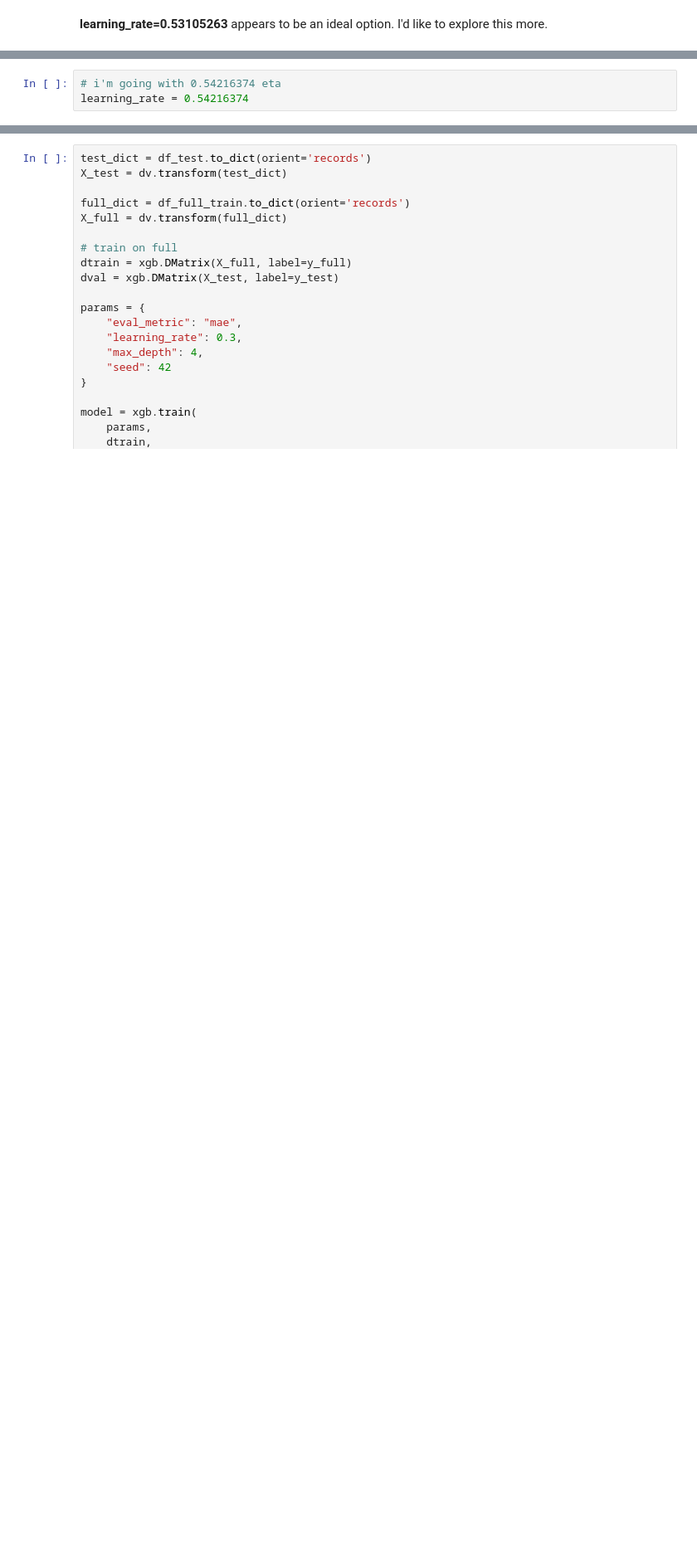
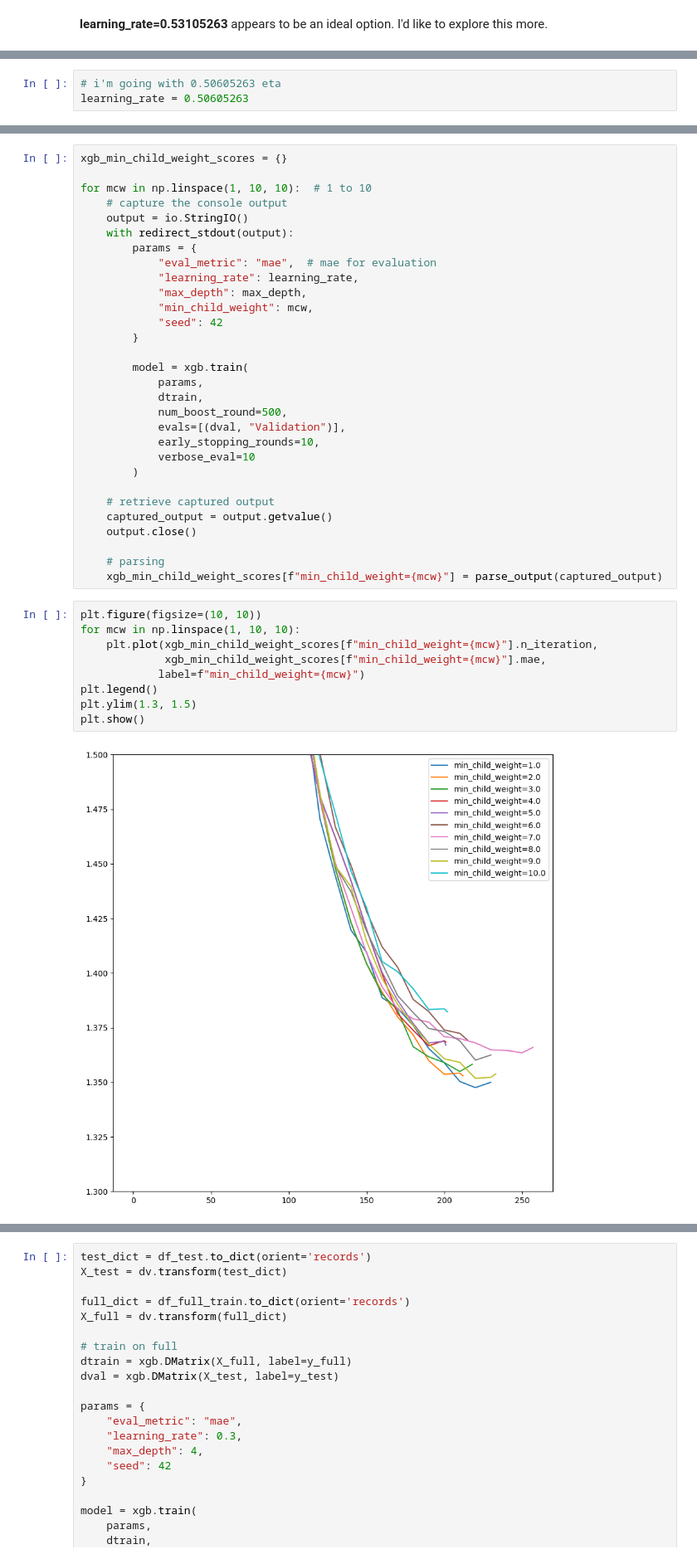
Before and after one commit to kabsmeiou/study-hours-estimator, a Jupyter notebook: notebook.ipynb, the cells around one changed output, grey strips where cells are left out. Shown at 83% size. Saved outputs shown, nothing was run; the diff lists cells and outputs as text; blank space fills up the shorter version.

```diff
--- a/notebook.ipynb
+++ b/notebook.ipynb
@@ -924,3 +950,3 @@ plt.show()
 # %%
-# i'm going with 0.54216374 eta
-learning_rate = 0.54216374
+# i'm going with 0.50605263 eta
+learning_rate = 0.50605263
@@ -964,0 +955,41 @@ model = xgb.train(
+# %%
+xgb_min_child_weight_scores = {}
+
+for mcw in np.linspace(1, 10, 10):  # 1 to 10
+    # capture the console output
+    output = io.StringIO()
+    with redirect_stdout(output):
+        params = {
+            "eval_metric": "mae",  # mae for evaluation
+            "learning_rate": learning_rate,
+            "max_depth": max_depth,
+            "min_child_weight": mcw,
+            "seed": 42
+        }
+
+        model = xgb.train(
+            params,
+            dtrain,
+            num_boost_round=500,
+            evals=[(dval, "Validation")],
+            early_stopping_rounds=10,
+            verbose_eval=10
+        )
+
+    # retrieve captured output
+    captured_output = output.getvalue()
+    output.close()
+
+    # parsing
+    xgb_min_child_weight_scores[f"min_child_weight={mcw}"] = parse_output(captured_output)
+# %%
+plt.figure(figsize=(10, 10))
+for mcw in np.linspace(1, 10, 10):
+    plt.plot(xgb_min_child_weight_scores[f"min_child_weight={mcw}"].n_iteration,
+             xgb_min_child_weight_scores[f"min_child_weight={mcw}"].mae,
+            label=f"min_child_weight={mcw}")
+plt.legend()
+plt.ylim(1.3, 1.5)
+plt.show()
+# %% [output]
+[figure, added]
```
Also changed, not shown: parts of 41 cells of this notebook.
